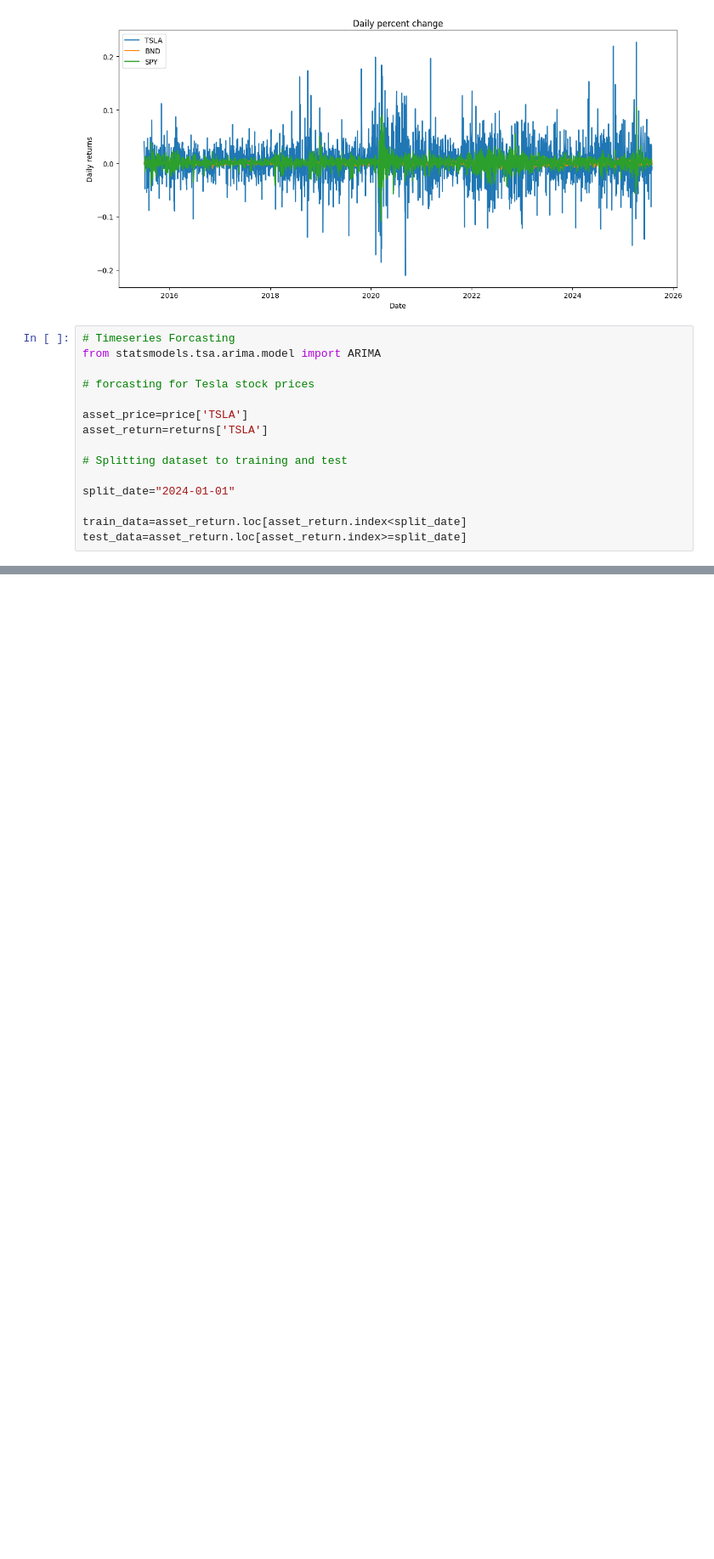
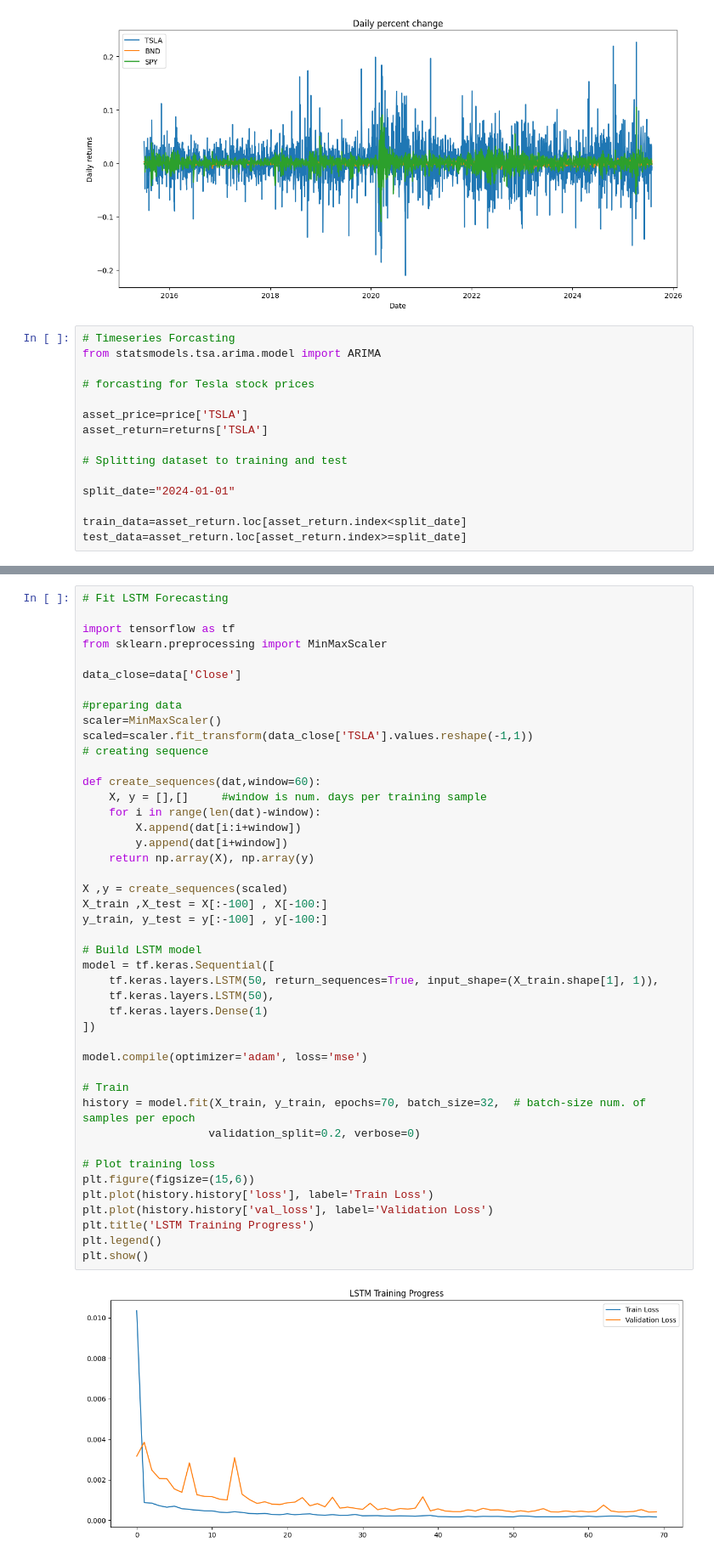
Before and after one commit to hinsenedinka/GMF-Investments-Portfolio-Management-with-Time-Series-Analysis, a Jupyter notebook: notebook/Time Series Forecasting and Portfolio Optimization.ipynb, the cells around one changed output, grey strips where cells are left out. Shown at 85% size. Saved outputs shown, nothing was run; the diff lists cells and outputs as text; blank space fills up the shorter version.

```diff
--- a/notebook/Time Series Forecasting and Portfolio Optimization.ipynb
+++ b/notebook/Time Series Forecasting and Portfolio Optimization.ipynb
@@ -224,3 +224,49 @@ Model Evaluation on Test Data:
 Mean Absolute Error (MAE): 0.030513
 Root Mean Squared Error (RMSE): 0.042504
 [figure]
+# %%
+# Fit LSTM Forecasting
+
+import tensorflow as tf
+from sklearn.preprocessing import MinMaxScaler
+
+data_close=data['Close']
+
+#preparing data
+scaler=MinMaxScaler()
+scaled=scaler.fit_transform(data_close['TSLA'].values.reshape(-1,1))
+# creating sequence
+
+def create_sequences(dat,window=60):
+    X, y = [],[]     #window is num. days per training sample
+    for i in range(len(dat)-window):
+        X.append(dat[i:i+window])
+        y.append(dat[i+window])
+    return np.array(X), np.array(y)
+
+X ,y = create_sequences(scaled)
+X_train ,X_test = X[:-100] , X[-100:]
+y_train, y_test = y[:-100] , y[-100:]
+
+# Build LSTM model
+model = tf.keras.Sequential([
+    tf.keras.layers.LSTM(50, return_sequences=True, input_shape=(X_train.shape[1], 1)),
+    tf.keras.layers.LSTM(50),
+    tf.keras.layers.Dense(1)
+])
+
+model.compile(optimizer='adam', loss='mse')
+
+# Train
+history = model.fit(X_train, y_train, epochs=70, batch_size=32,  # batch-size num. of samples per epoch
+                   validation_split=0.2, verbose=0)
+
+# Plot training loss
+plt.figure(figsize=(15,6))
+plt.plot(history.history['loss'], label='Train Loss')
+plt.plot(history.history['val_loss'], label='Validation Loss')
+plt.title('LSTM Training Progress')
+plt.legend()
+plt.show()
+# %% [output]
+[figure, added]
```
Also changed, not shown: parts of 5 cells of this notebook, 1 other file.
